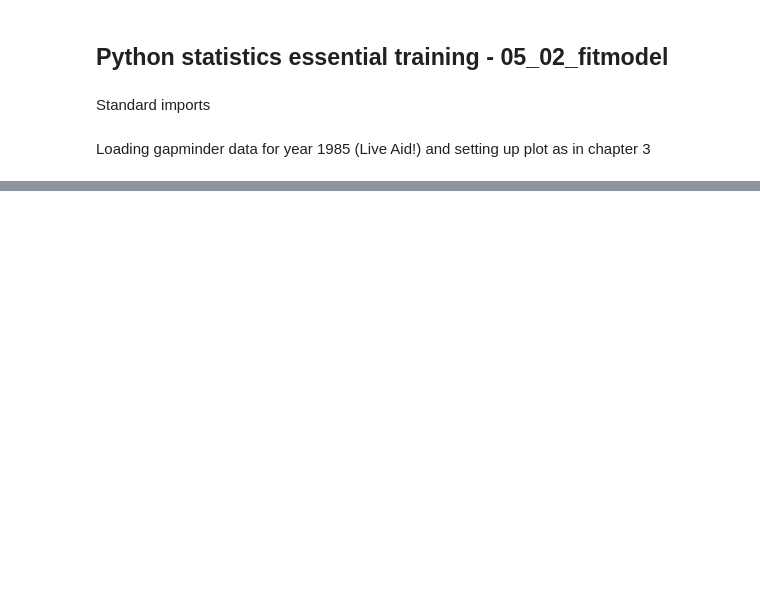
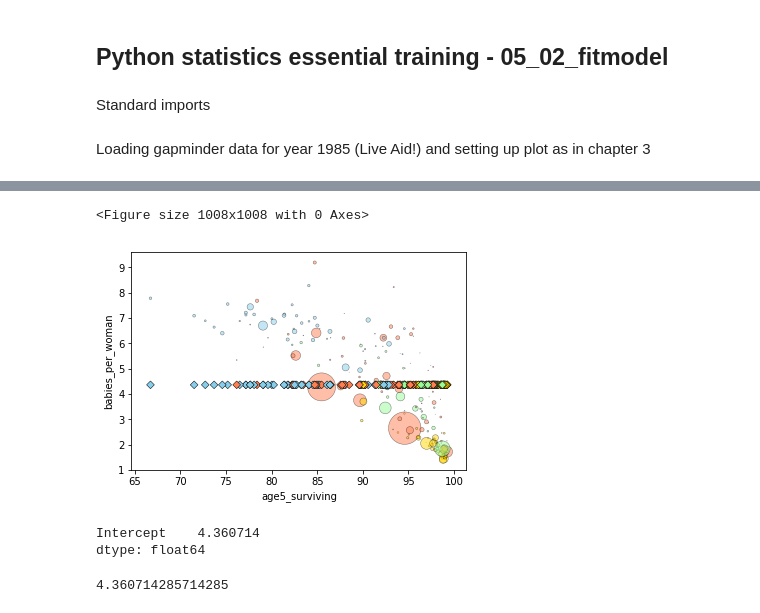
Before and after one commit to atalebizadeh/DS-Career-Track, a Jupyter notebook: Python Statistics/Exercise Files/chapter5/05_02/05_02_fitmodel_begin.ipynb, the cells around one changed output, grey strips where cells are left out. Drawn from its saved outputs; the diff is of its cells as text; code cells hidden in the pictures; blank space fills up the shorter version.

```diff
--- a/Python Statistics/Exercise Files/chapter5/05_02/05_02_fitmodel_begin.ipynb
+++ b/Python Statistics/Exercise Files/chapter5/05_02/05_02_fitmodel_begin.ipynb
@@ -32,0 +37,4 @@ def plotdata():
+# %%
+model = smf.ols(formula='babies_per_woman ~ 1', data=gdata)
+# %%
+grandmean = model.fit()
@@ -32,0 +45,18 @@ def plotdata():
+# %%
+def plotfit(fit):
+    plotdata()
+    pp.scatter(gdata.age5_surviving, fit.predict(gdata), c=colors, s=30, linewidths=0.5, edgecolor='k', marker='D')
+# %%
+plotfit(grandmean)
+# %% [output]
+<Figure size 1008x1008 with 0 Axes>
+[figure, added]
+# %%
+grandmean.params
+# %% [output]
+Intercept    4.360714
+dtype: float64
+# %%
+gdata.babies_per_woman.mean()
+# %% [output]
+4.360714285714285
```
Also changed, not shown: parts of 16 cells of this notebook.
